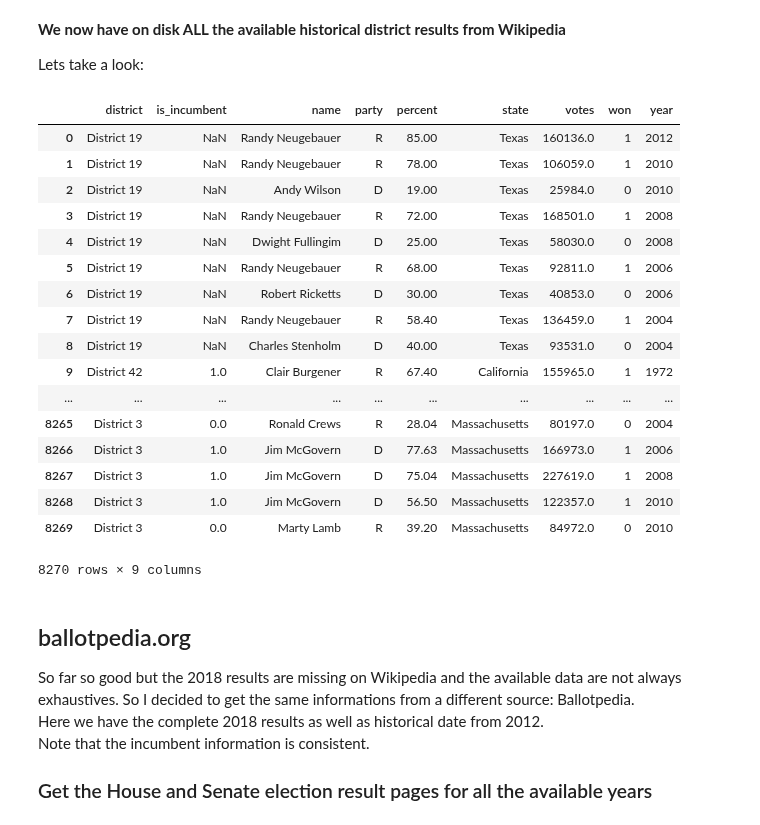
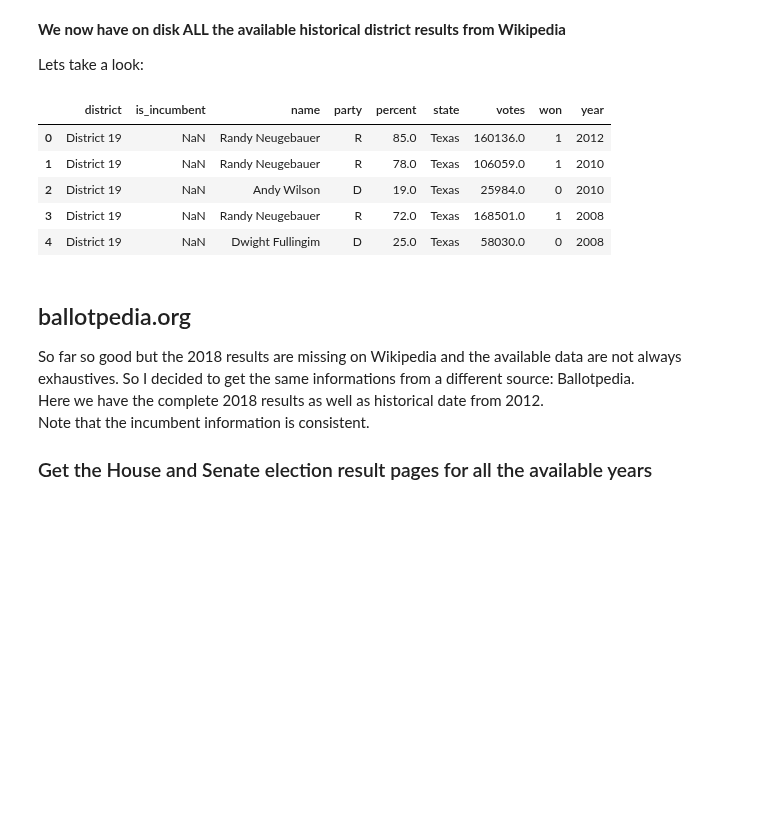
Before and after one commit to pmary/harvard_E-109A_final, a Jupyter notebook: crawler.ipynb, the cells around one changed output. Cells and saved outputs as stored; diff of their text form; code cells hidden in the pictures; blank space fills up the shorter version.

```diff
--- a/crawler.ipynb
+++ b/crawler.ipynb
@@ -574,26 +574,14 @@ wiki_house_history_df.to_csv('data/wikipedia/house_results.csv', encoding='utf-8
 Lets take a look:
 # %%
 test_df = pd.read_csv('data/wikipedia/house_results.csv', index_col=0)
-display(test_df)
+display(test_df.head())
 # %% [output]
 |  | district | is_incumbent | name | party | percent | state | votes | won | year |
-| 0 | District 19 | NaN | Randy Neugebauer | R | 85.00 | Texas | 160136.0 | 1 | 2012 |
-| 1 | District 19 | NaN | Randy Neugebauer | R | 78.00 | Texas | 106059.0 | 1 | 2010 |
-| 2 | District 19 | NaN | Andy Wilson | D | 19.00 | Texas | 25984.0 | 0 | 2010 |
-| 3 | District 19 | NaN | Randy Neugebauer | R | 72.00 | Texas | 168501.0 | 1 | 2008 |
-| 4 | District 19 | NaN | Dwight Fullingim | D | 25.00 | Texas | 58030.0 | 0 | 2008 |
-| 5 | District 19 | NaN | Randy Neugebauer | R | 68.00 | Texas | 92811.0 | 1 | 2006 |
-| 6 | District 19 | NaN | Robert Ricketts | D | 30.00 | Texas | 40853.0 | 0 | 2006 |
-| 7 | District 19 | NaN | Randy Neugebauer | R | 58.40 | Texas | 136459.0 | 1 | 2004 |
-| 8 | District 19 | NaN | Charles Stenholm | D | 40.00 | Texas | 93531.0 | 0 | 2004 |
-| 9 | District 42 | 1.0 | Clair Burgener | R | 67.40 | California | 155965.0 | 1 | 1972 |
-| ... | ... | ... | ... | ... | ... | ... | ... | ... | ... |
-| 8265 | District 3 | 0.0 | Ronald Crews | R | 28.04 | Massachusetts | 80197.0 | 0 | 2004 |
-| 8266 | District 3 | 1.0 | Jim McGovern | D | 77.63 | Massachusetts | 166973.0 | 1 | 2006 |
-| 8267 | District 3 | 1.0 | Jim McGovern | D | 75.04 | Massachusetts | 227619.0 | 1 | 2008 |
-| 8268 | District 3 | 1.0 | Jim McGovern | D | 56.50 | Massachusetts | 122357.0 | 1 | 2010 |
-| 8269 | District 3 | 0.0 | Marty Lamb | R | 39.20 | Massachusetts | 84972.0 | 0 | 2010 |
+| 0 | District 19 | NaN | Randy Neugebauer | R | 85.0 | Texas | 160136.0 | 1 | 2012 |
+| 1 | District 19 | NaN | Randy Neugebauer | R | 78.0 | Texas | 106059.0 | 1 | 2010 |
+| 2 | District 19 | NaN | Andy Wilson | D | 19.0 | Texas | 25984.0 | 0 | 2010 |
+| 3 | District 19 | NaN | Randy Neugebauer | R | 72.0 | Texas | 168501.0 | 1 | 2008 |
+| 4 | District 19 | NaN | Dwight Fullingim | D | 25.0 | Texas | 58030.0 | 0 | 2008 |
-8270 rows × 9 columns
 # %% [markdown]
 ## ballotpedia.org
 
```
Also changed, not shown: parts of 8 cells of this notebook.
